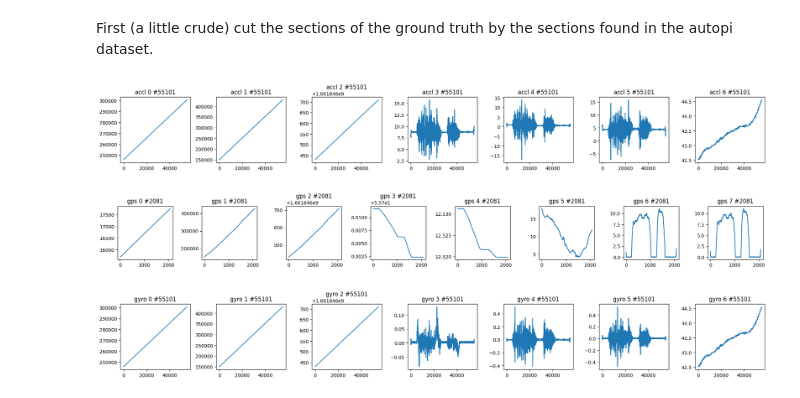
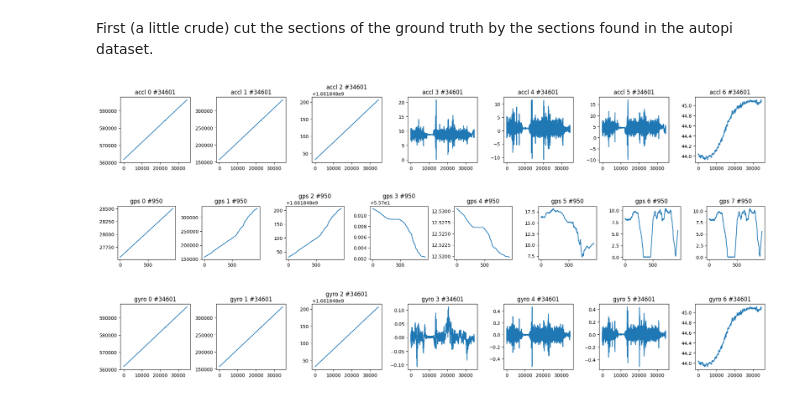
Before and after one commit to rreezN/CrackDetect, a Jupyter notebook: notebooks/interpolation.ipynb, the cells around one changed output. Saved outputs shown, nothing was run; the diff lists cells and outputs as text; code cells hidden in the pictures.

```diff
--- a/notebooks/interpolation.ipynb
+++ b/notebooks/interpolation.ipynb
@@ -98,22 +124,22 @@ cut_p79_vh = cut_dataframe_by_indeces(
 )
 # %%
 trip = 1
-pass_ = 1
+pass_ = 7
 
 for key, autopi_measurements in autopi_hh["gopro"][f"trip_{trip}"][f"pass_{pass_}"].items():
     # Plot one figure for each attribute in data
 
     fig, ax = plt.subplots(1, autopi_measurements.shape[1], figsize=(20, 20/autopi_measurements.shape[1]))
 
     for i in range(autopi_measurements.shape[1]):
         ax[i].plot(autopi_measurements[:,i])
         ax[i].set_title(f"{key} {i} #{len(autopi_measurements)}")
     plt.tight_layout()
     plt.show()
 # %% [output]
-[figure, old version]
+[figure, new version]
-[figure, old version]
+[figure, new version]
-[figure, old version]
+[figure, new version]
 # %%
 class InterpolationClass:
 
```
Also changed, not shown: parts of 12 cells of this notebook.
